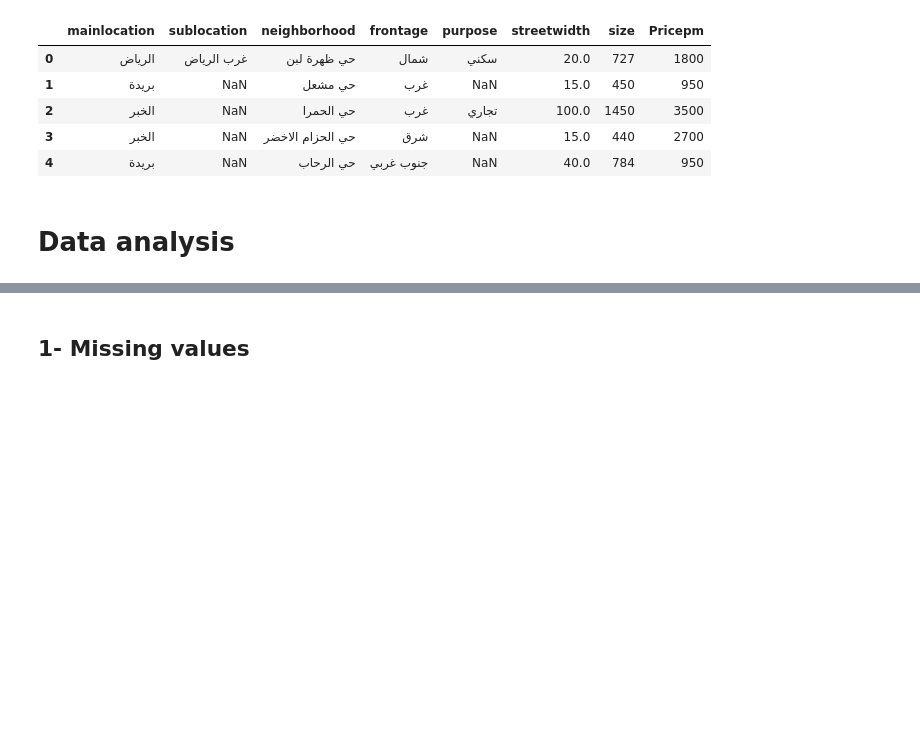
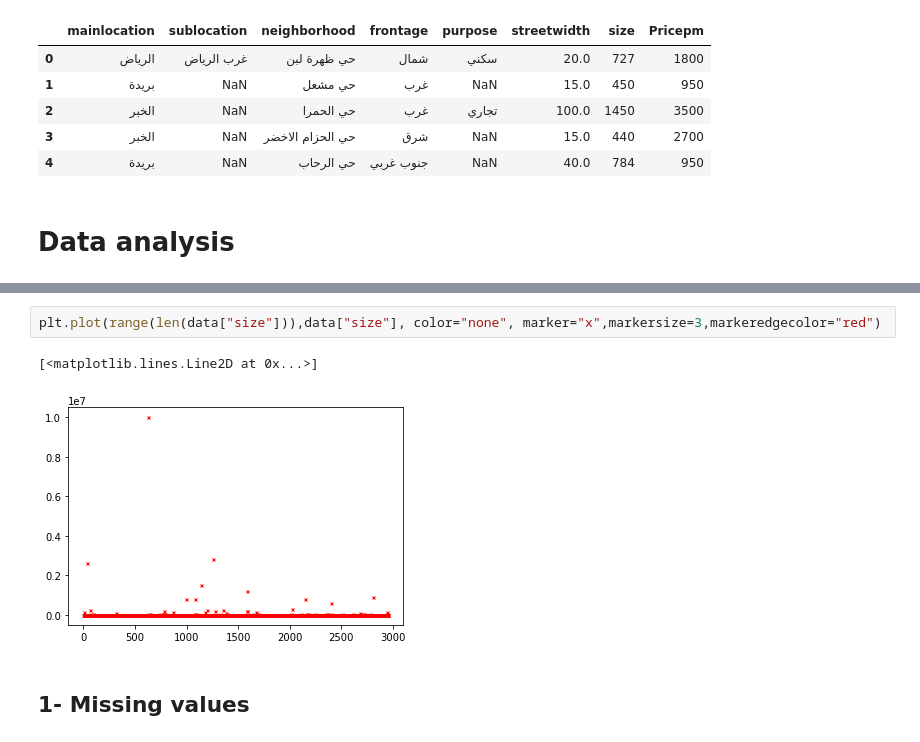
Before and after one commit to RakanW10/Aqar_Prices_Prediction, a Jupyter notebook: HW-3.ipynb, the cells around one changed output, grey strips where cells are left out. Cells and saved outputs as stored; diff of their text form; blank space fills up the shorter version.

```diff
--- a/HW-3.ipynb
+++ b/HW-3.ipynb
@@ -18,3 +31,8 @@ data.head()
+# %%
+plt.plot(range(len(data["size"])),data["size"], color="none", marker="x",markersize=3,markeredgecolor="red")
+# %% [output]
+[<matplotlib.lines.Line2D at 0x...>]
+[figure, added]
 # %% [markdown]
 ## 1- Missing values
 # %%
```
Also changed, not shown: parts of 17 cells of this notebook.
